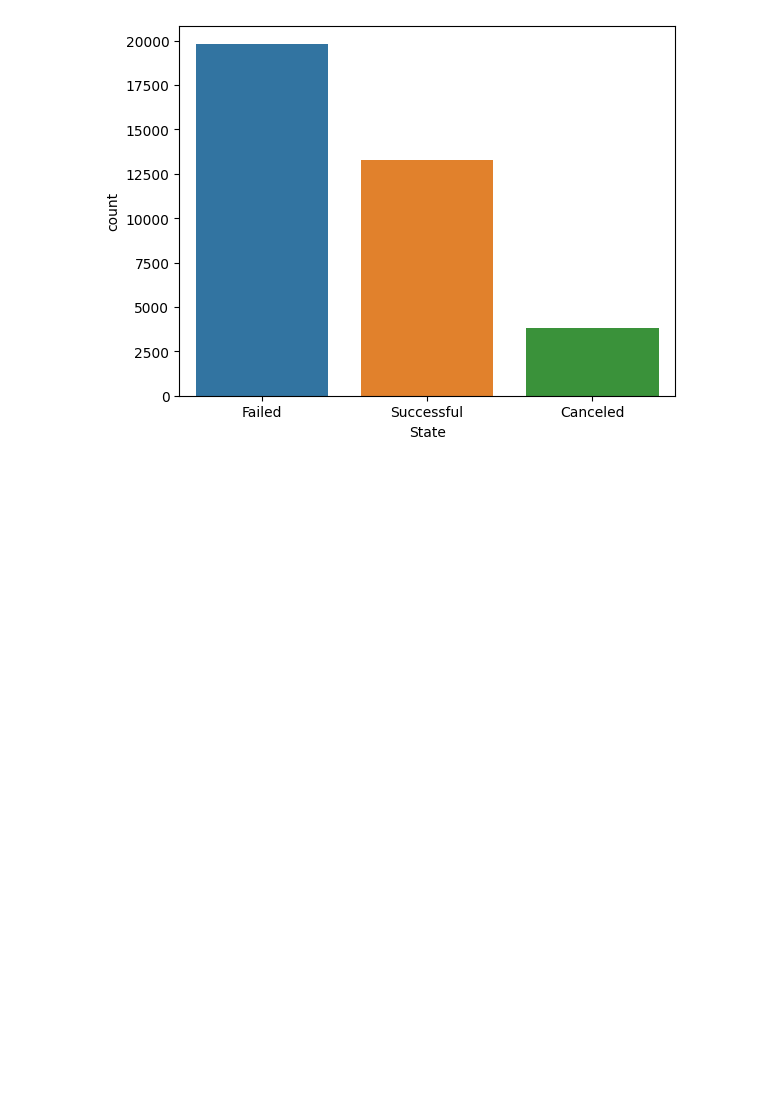
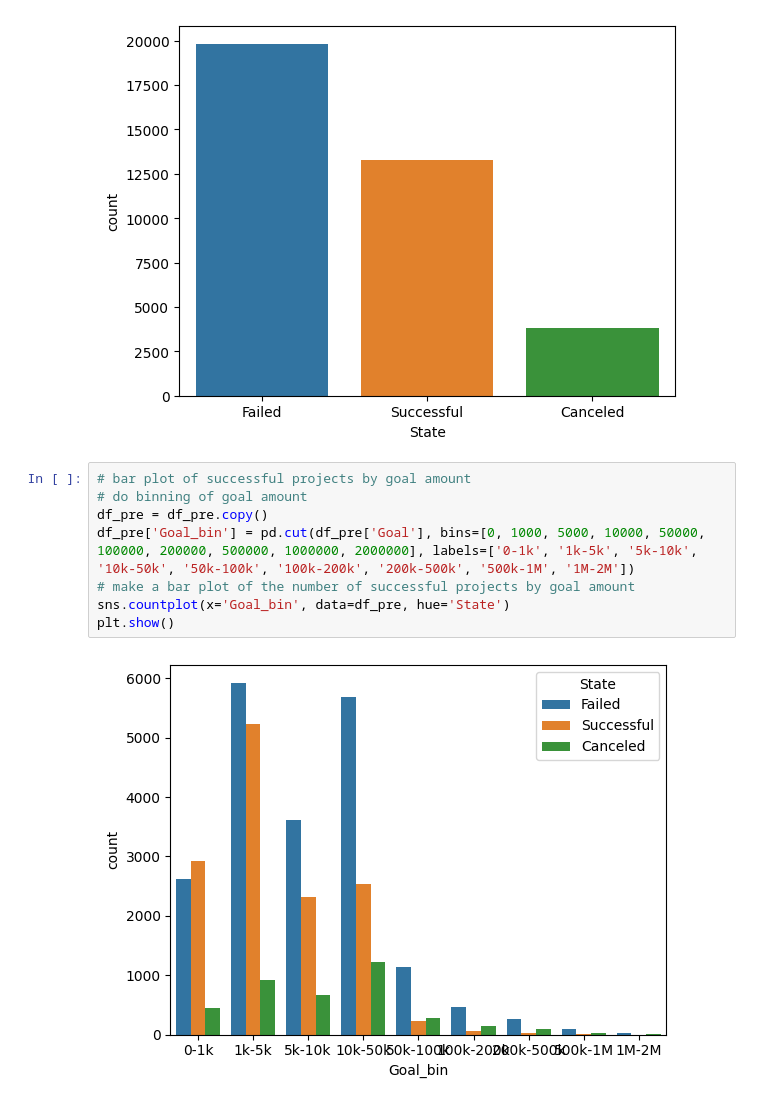
Before and after one commit to DAkemeier/kickstart_ml, a Jupyter notebook: kickstart_EDA.ipynb, the cells around one changed output. Cells and saved outputs as stored; diff of their text form; blank space fills up the shorter version.

```diff
--- a/kickstart_EDA.ipynb
+++ b/kickstart_EDA.ipynb
@@ -153,3 +157,13 @@ sns.countplot(x='State', data=df_pre)
 plt.show()
 # %% [output]
 [figure]
+# %%
+# bar plot of successful projects by goal amount
+# do binning of goal amount
+df_pre = df_pre.copy()
+df_pre['Goal_bin'] = pd.cut(df_pre['Goal'], bins=[0, 1000, 5000, 10000, 50000, 100000, 200000, 500000, 1000000, 2000000], labels=['0-1k', '1k-5k', '5k-10k', '10k-50k', '50k-100k', '100k-200k', '200k-500k', '500k-1M', '1M-2M'])
+# make a bar plot of the number of successful projects by goal amount
+sns.countplot(x='Goal_bin', data=df_pre, hue='State')
+plt.show()
+# %% [output]
+[figure, added]
```
Also changed, not shown: parts of 17 cells of this notebook.
